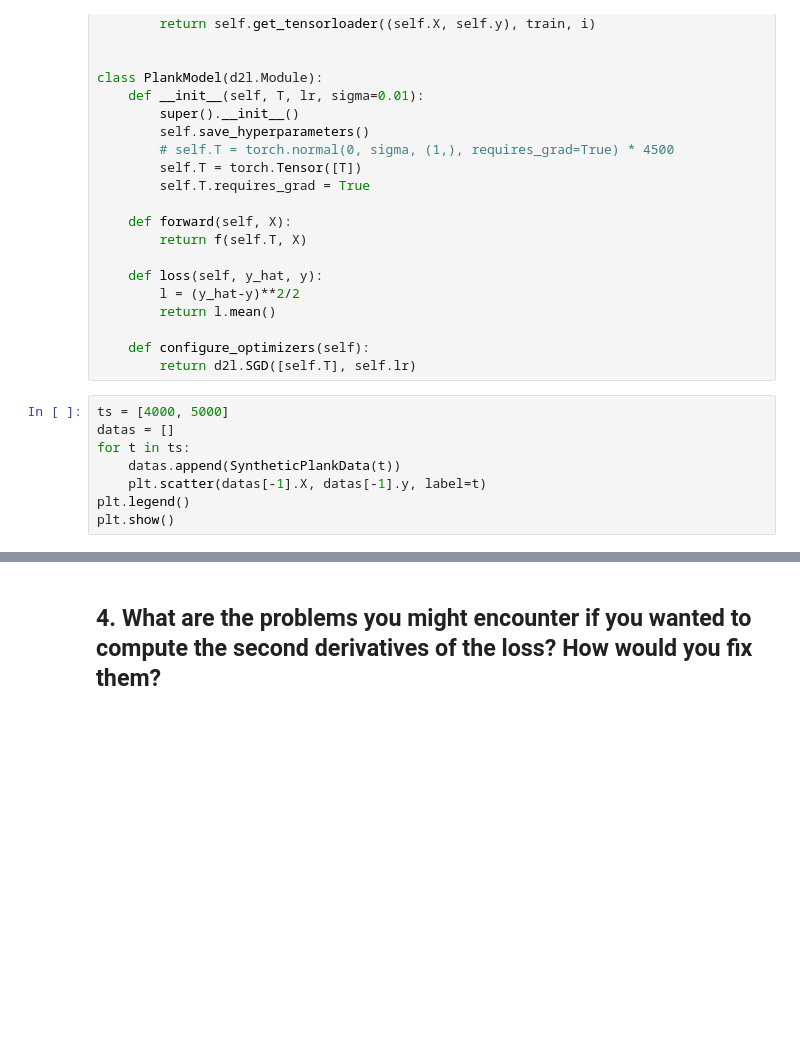
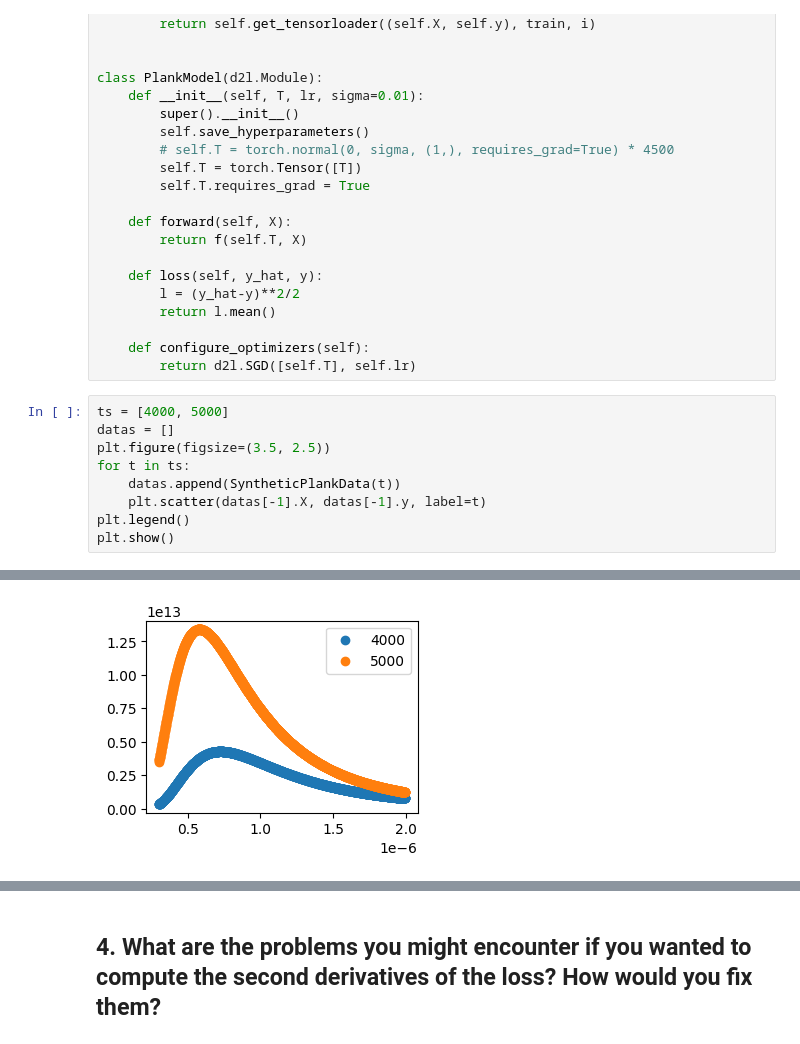
Before and after one commit to pandalabme/notebooks, a Jupyter notebook: ch3.ipynb, the cells around one changed output, grey strips where cells are left out. Drawn from its saved outputs; the diff is of its cells as text; blank space fills up the shorter version.

```diff
--- a/ch3.ipynb
+++ b/ch3.ipynb
@@ -132,6 +131,7 @@ class PlankModel(d2l.Module):
 # %%
 ts = [4000, 5000]
 datas = []
+plt.figure(figsize=(3.5, 2.5))
 for t in ts:
     datas.append(SyntheticPlankData(t))
     plt.scatter(datas[-1].X, datas[-1].y, label=t)
@@ -142,2 +141,3 @@ plt.show()
+[figure, added]
 # %%
 data = SyntheticPlankData(5020)
```
Also changed, not shown: parts of 12 cells of this notebook, 3 other files.
